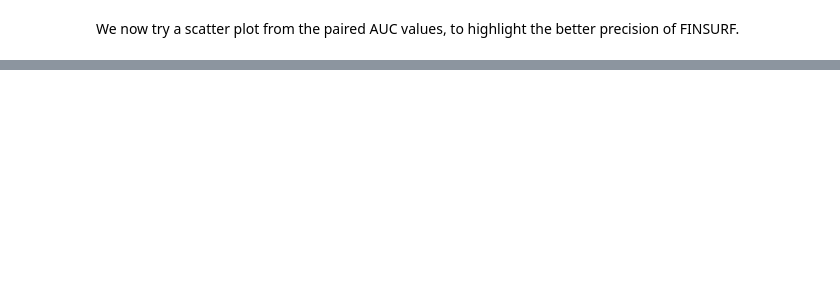
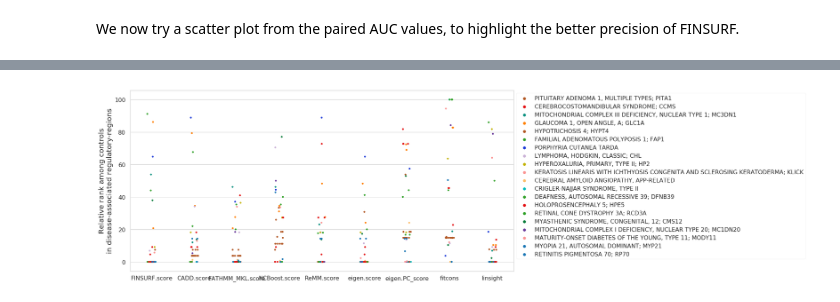
Before and after one commit to DyogenIBENS/FINSURF, a Jupyter notebook: notebooks_train/non-HGMD-Genomizer_ranks_diseases_visualization.ipynb, the cells around one changed output, grey strips where cells are left out. Saved outputs shown, nothing was run; the diff lists cells and outputs as text; code cells hidden in the pictures; blank space fills up the shorter version.

```diff
--- a/notebooks_train/non-HGMD-Genomizer_ranks_diseases_visualization.ipynb
+++ b/notebooks_train/non-HGMD-Genomizer_ranks_diseases_visualization.ipynb
@@ -1604,0 +1430,3 @@ plt.show()
+# %%
+tmp_boxplot_table = tmp.loc[:,["FINSURF.score"]+score_columns
+                           ].mul(100).assign(omim=tmp['omim'].values).melt(id_vars='omim')
@@ -1604,0 +1440,20 @@ plt.show()
+# %%
+path_figure = "./2021-01-27_relative-rank-genomizer-platinum_compared-models.svg"
+
+fig = plt.figure(figsize=(28,8))
+ax1 = fig.add_subplot(1,1,1)
+sns.stripplot(data=tmp_boxplot_table,
+              x='variable',
+              y='value',
+              hue='omim',
+              palette={k:v['normal'] for k,v in colors_omim_complete.items()},
+              ax=ax1
+             )
+ax1.set_ylabel('Relative rank among controls\nin disease-associated regulatory-regions')
+ax1.set_xlabel('')
+l = ax1.legend(bbox_to_anchor=(1,1))
+_ = [t.set_text(json_omim_str[t.get_text()]['title']) for t in l.get_texts()]
+plt.savefig(path_figure)
+plt.show()
+# %% [output]
+[figure, added]
```
Also changed, not shown: parts of 23 cells of this notebook.
